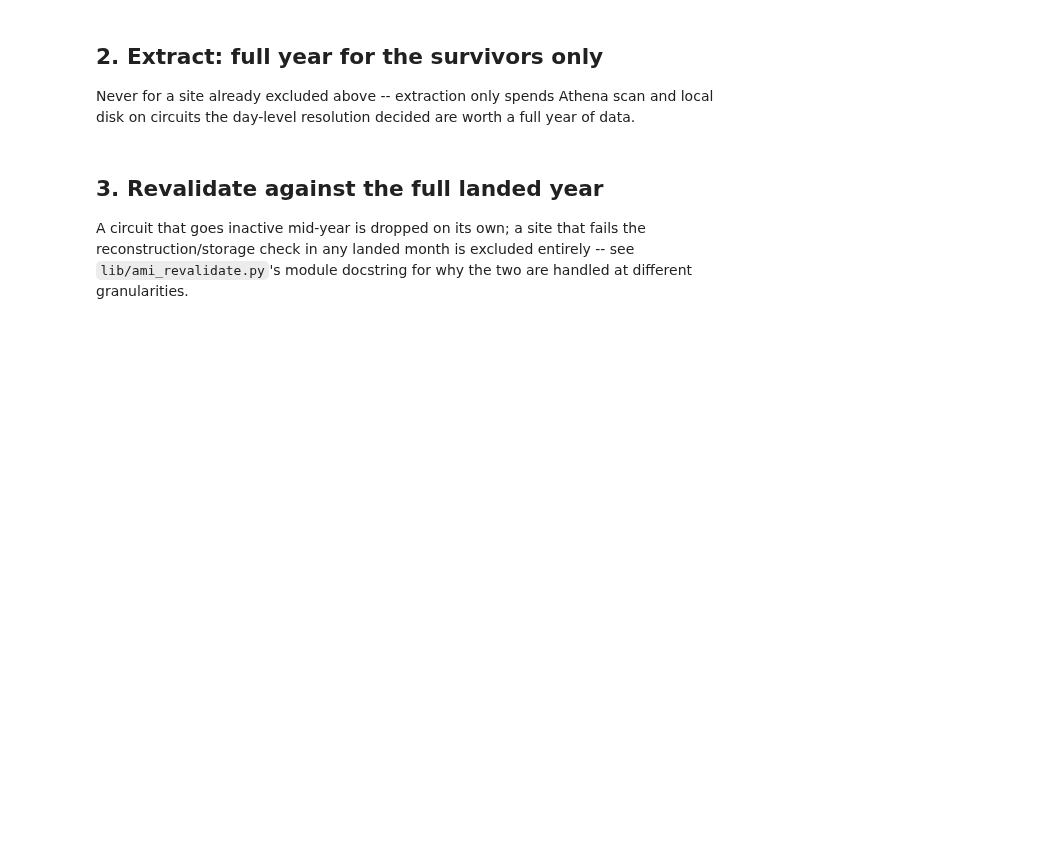
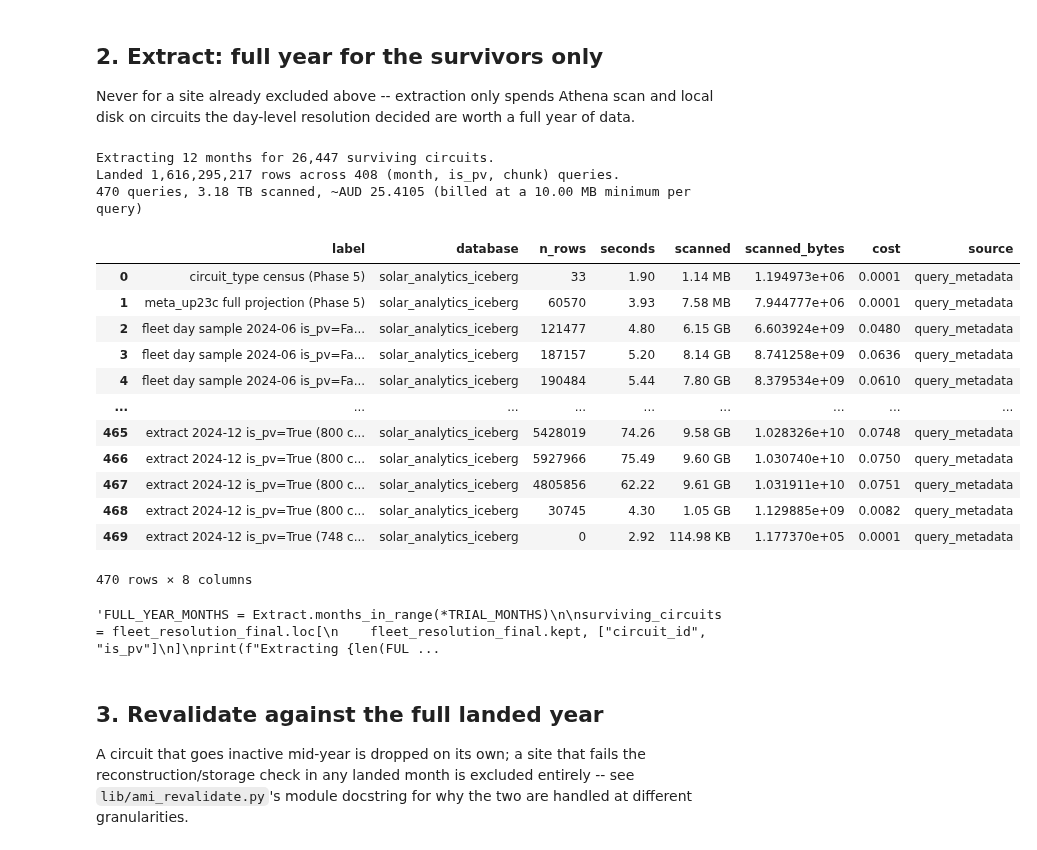
Before and after one commit to UNSW-CEEM/CICCADA, a Jupyter notebook: bms_sa_review/ami_data_analysis/notebooks/05_ami_build.ipynb, the cells around one changed output. Drawn from its saved outputs; the diff is of its cells as text; code cells hidden in the pictures; blank space fills up the shorter version.

```diff
--- a/bms_sa_review/ami_data_analysis/notebooks/05_ami_build.ipynb
+++ b/bms_sa_review/ami_data_analysis/notebooks/05_ami_build.ipynb
@@ -150,7 +158,7 @@ automatically follows whatever `RESOLUTION_SITE_IDS`/`TRIAL_MONTHS`
 resolve to here -- no other cell needs editing for a trial run.
 # %%
 TRIAL_N_SITES = None   # e.g. 50 for a small trial; None = the full CLEAN_SITE_IDS cohort
-TRIAL_MONTHS = (2025, 1, 2025, 12)   # (start_year, start_month, end_year, end_month); e.g. (2025, 6, 2025, 6) for one month
+TRIAL_MONTHS = (2024, 1, 2024, 12)   # (start_year, start_month, end_year, end_month); e.g. (2025, 6, 2025, 6) for one month
 
 if TRIAL_N_SITES is not None:
     site_pool = pd.Series(CLEAN_SITE_IDS)
@@ -289,26 +341,40 @@ Never for a site already excluded above -- extraction only spends Athena
 scan and local disk on circuits the day-level resolution decided are worth
 a full year of data.
 # %%
-'''
 FULL_YEAR_MONTHS = Extract.months_in_range(*TRIAL_MONTHS)
 
 surviving_circuits = fleet_resolution_final.loc[
     fleet_resolution_final.kept, ["circuit_id", "is_pv"]
 ]
 print(f"Extracting {len(FULL_YEAR_MONTHS):,} months for {len(surviving_circuits):,} "
       "surviving circuits.")
 
 extraction_manifest = Extract.run_extraction(
     Athena.aq, surviving_circuits, FULL_YEAR_MONTHS, Config.STORE_DIR,
     chunk_size=800,
 )
 print(f"Landed {extraction_manifest.n_rows.sum():,} rows across "
       f"{len(extraction_manifest):,} (month, is_pv, chunk) queries.")
 Athena.scan_report()
-
-'''
+# %% [output]
+Extracting 12 months for 26,447 surviving circuits.
+Landed 1,616,295,217 rows across 408 (month, is_pv, chunk) queries.
+470 queries, 3.18 TB scanned, ~AUD 25.4105 (billed at a 10.00 MB minimum per query)
+|  | label | database | n_rows | seconds | scanned | scanned_bytes | cost | source |
+| 0 | circuit_type census (Phase 5) | solar_analytics_iceberg | 33 | 1.90 | 1.14 MB | 1.194973e+06 | 0.0001 | query_metadata |
+| 1 | meta_up23c full projection (Phase 5) | solar_analytics_iceberg | 60570 | 3.93 | 7.58 MB | 7.944777e+06 | 0.0001 | query_metadata |
+| 2 | fleet day sample 2024-06 is_pv=Fa... | solar_analytics_iceberg | 121477 | 4.80 | 6.15 GB | 6.603924e+09 | 0.0480 | query_metadata |
+| 3 | fleet day sample 2024-06 is_pv=Fa... | solar_analytics_iceberg | 187157 | 5.20 | 8.14 GB | 8.741258e+09 | 0.0636 | query_metadata |
+| 4 | fleet day sample 2024-06 is_pv=Fa... | solar_analytics_iceberg | 190484 | 5.44 | 7.80 GB | 8.379534e+09 | 0.0610 | query_metadata |
+| ... | ... | ... | ... | ... | ... | ... | ... | ... |
+| 465 | extract 2024-12 is_pv=True (800 c... | solar_analytics_iceberg | 5428019 | 74.26 | 9.58 GB | 1.028326e+10 | 0.0748 | query_metadata |
+| 466 | extract 2024-12 is_pv=True (800 c... | solar_analytics_iceberg | 5927966 | 75.49 | 9.60 GB | 1.030740e+10 | 0.0750 | query_metadata |
+| 467 | extract 2024-12 is_pv=True (800 c... | solar_analytics_iceberg | 4805856 | 62.22 | 9.61 GB | 1.031911e+10 | 0.0751 | query_metadata |
+| 468 | extract 2024-12 is_pv=True (800 c... | solar_analytics_iceberg | 30745 | 4.30 | 1.05 GB | 1.129885e+09 | 0.0082 | query_metadata |
+| 469 | extract 2024-12 is_pv=True (748 c... | solar_analytics_iceberg | 0 | 2.92 | 114.98 KB | 1.177370e+05 | 0.0001 | query_metadata |
+470 rows × 8 columns
 # %%
-FULL_YEAR_MONTHS = Extract.months_in_range(*TRIAL_MONTHS)
+'''FULL_YEAR_MONTHS = Extract.months_in_range(*TRIAL_MONTHS)
 
 surviving_circuits = fleet_resolution_final.loc[
     fleet_resolution_final.kept, ["circuit_id", "is_pv"]
@@ -324,7 +390,9 @@ print(f"Extracting {len(FULL_YEAR_MONTHS):,} months for {len(surviving_circuits)
 #       f"{len(extraction_manifest):,} (month, is_pv, chunk) queries.")
 # Athena.scan_report()
 extraction_manifest = pd.read_csv(Config.ARTEFACT_DIR / "phase5_extraction_manifest.csv")  # reuse the prior run's manifest
-print(f"Skipped re-extraction -- reused manifest with {extraction_manifest.n_rows.sum():,} rows already on disk.")
+print(f"Skipped re-extraction -- reused manifest with {extraction_manifest.n_rows.sum():,} rows already on disk.")'''
+# %% [output]
+'FULL_YEAR_MONTHS = Extract.months_in_range(*TRIAL_MONTHS)\n\nsurviving_circuits = fleet_resolution_final.loc[\n    fleet_resolution_final.kept, ["circuit_id", "is_pv"]\n]\nprint(f"Extracting {len(FUL ...
 # %% [markdown]
 ## 3. Revalidate against the full landed year
 
```
Also changed, not shown: parts of 18 cells of this notebook, 13 other files.
